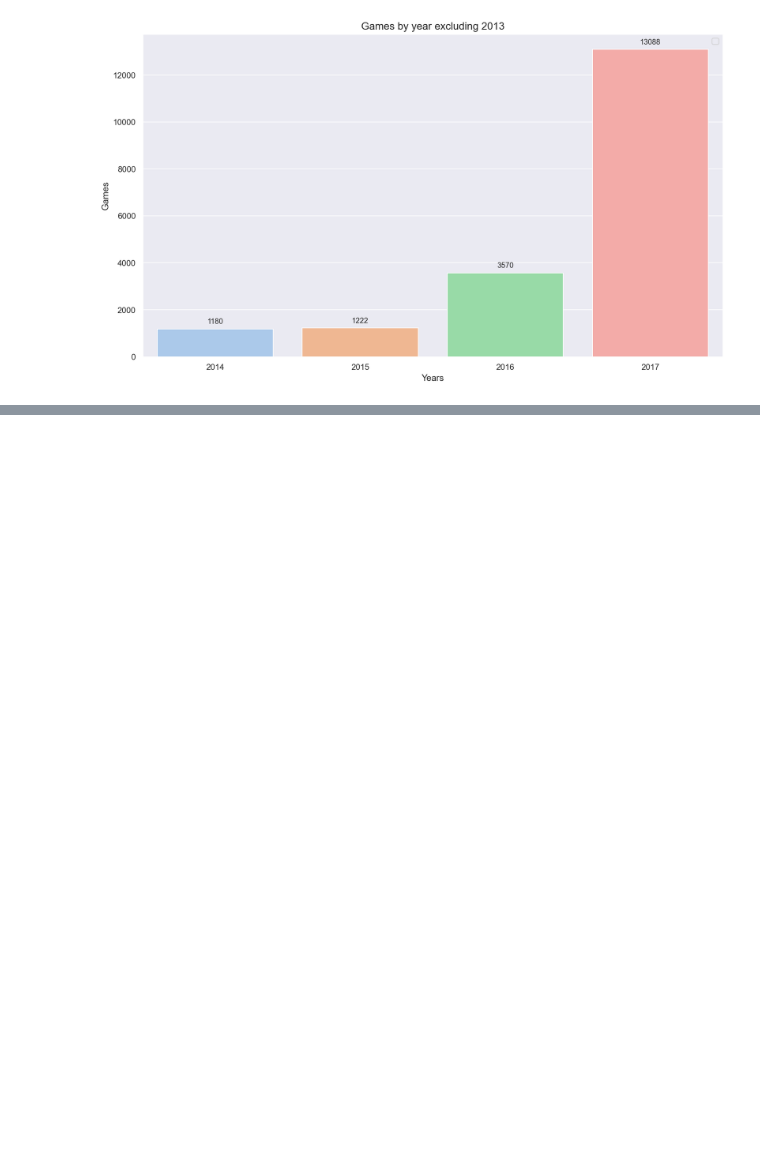
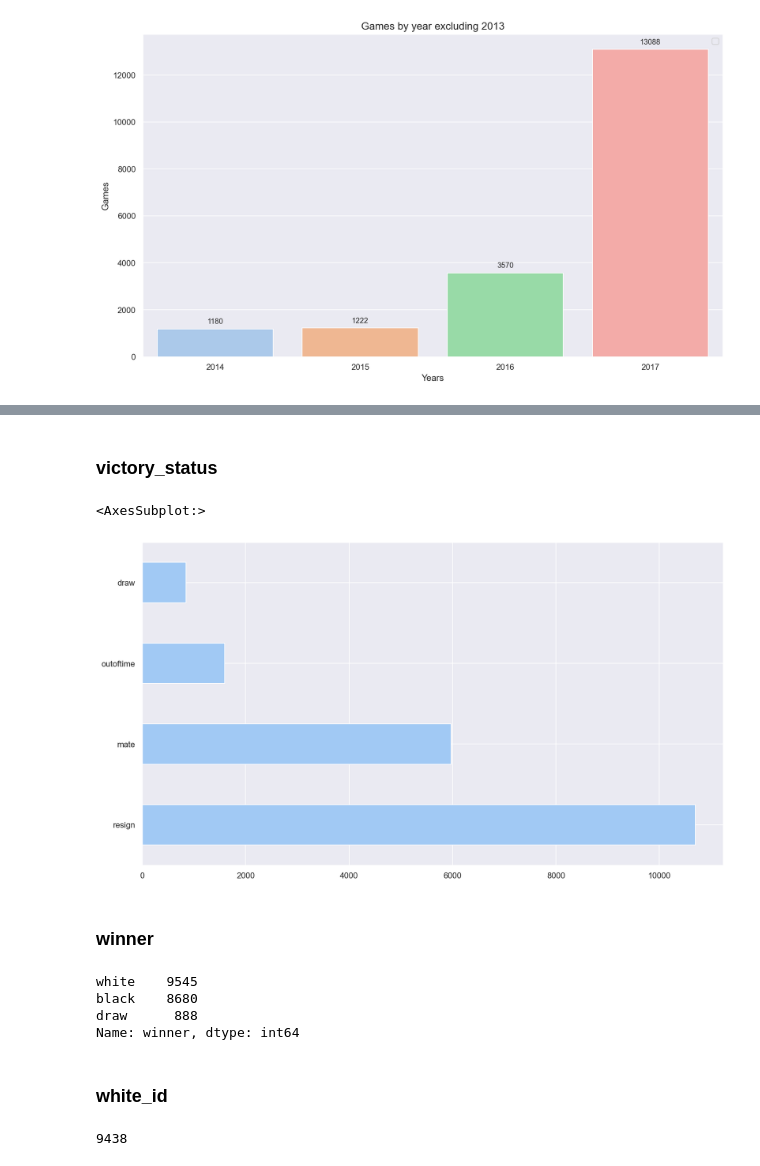
Before and after one commit to isra-st/Chess_aa_is, a Jupyter notebook: Chess_Visualizations_Isra.ipynb, the cells around one changed output, grey strips where cells are left out. Saved outputs shown, nothing was run; the diff lists cells and outputs as text; code cells hidden in the pictures; blank space fills up the shorter version.

```diff
--- a/Chess_Visualizations_Isra.ipynb
+++ b/Chess_Visualizations_Isra.ipynb
@@ -316,0 +429,24 @@ plt.show()
+# %% [markdown]
+### victory_status
+# %%
+df['victory_status'].value_counts().plot(kind='barh')
+# %% [output]
+<AxesSubplot:>
+[figure, added]
+# %% [markdown]
+### winner
+# %%
+# Target Feature
+df['winner'].value_counts()
+# %% [output]
+white    9545
+black    8680
+draw      888
+Name: winner, dtype: int64
+# %% [markdown]
+### white_id
+# %%
+#Number of unique values.
+df['white_id'].nunique()
+# %% [output]
+9438
```
Also changed, not shown: parts of 23 cells of this notebook, 5 other files.
